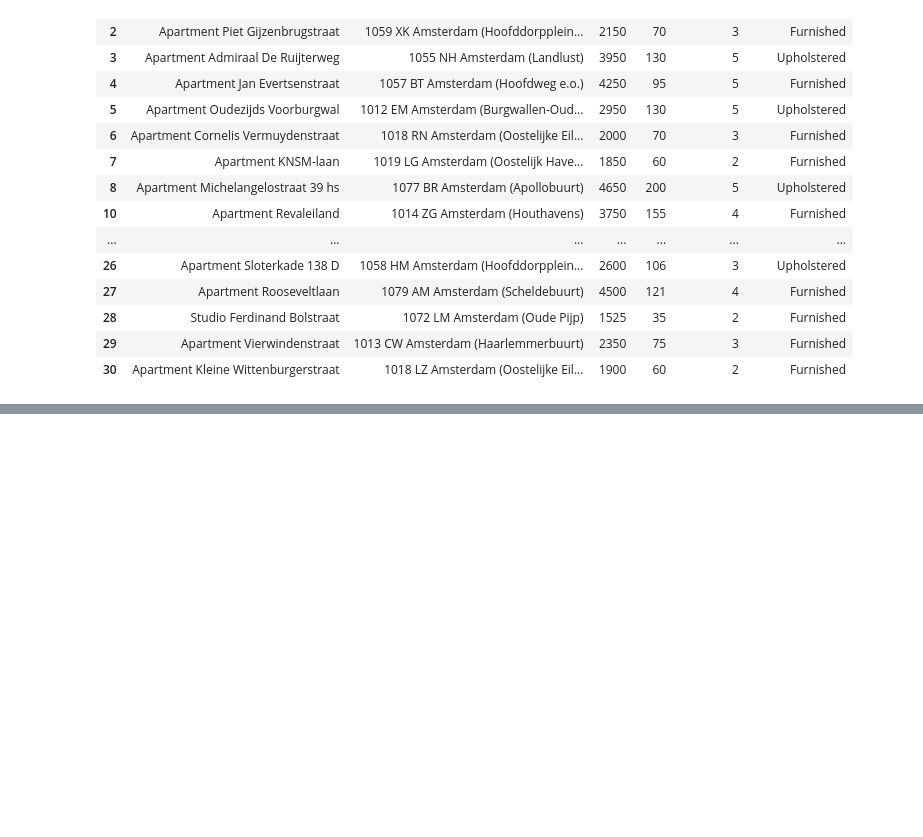
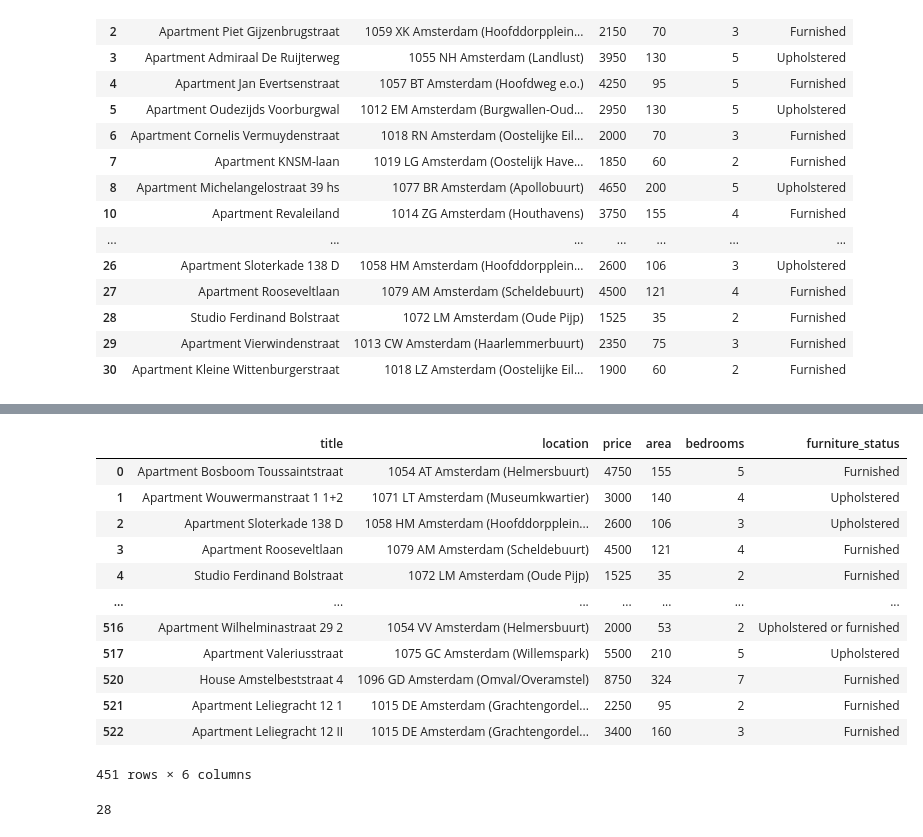
Before and after one commit to daniau23/web_scrape, a Jupyter notebook: real_estate_v2.ipynb, the cells around one changed output, grey strips where cells are left out. Drawn from its saved outputs; the diff is of its cells as text; code cells hidden in the pictures; blank space fills up the shorter version.

Commit message:
Scraping from multiple pages from the website

```diff
--- a/real_estate_v2.ipynb
+++ b/real_estate_v2.ipynb
@@ -183,0 +263,9 @@ real_estate.to_csv('scraped_estate_2.csv',index=False)
+# %%
+new_area = regex_cleaner(area_)
+new_price = regex_cleaner(price_)
+new_bedrooms = regex_cleaner(bedrooms_)
+# %%
+details_multiple_pages = {'title':title_, 'location':location_,'price':new_price,'area':new_area,'bedrooms':new_bedrooms,'furniture_status':furniture_status_}
+# %%
+real_estate_multiple = pd.DataFrame(details_multiple_pages)
+real_estate_multiple.isna().sum()
@@ -183,0 +280,18 @@ real_estate.to_csv('scraped_estate_2.csv',index=False)
+# %%
+real_estate_multiple.dropna(axis=0,inplace=True)
+# %%
+real_estate_multiple
+# %% [output]
+|  | title | location | price | area | bedrooms | furniture_status |
+| 0 | Apartment Bosboom Toussaintstraat | 1054 AT Amsterdam (Helmersbuurt) | 4750 | 155 | 5 | Furnished |
+| 1 | Apartment Wouwermanstraat 1 1+2 | 1071 LT Amsterdam (Museumkwartier) | 3000 | 140 | 4 | Upholstered |
+| 2 | Apartment Sloterkade 138 D | 1058 HM Amsterdam (Hoofddorpplein... | 2600 | 106 | 3 | Upholstered |
+| 3 | Apartment Rooseveltlaan | 1079 AM Amsterdam (Scheldebuurt) | 4500 | 121 | 4 | Furnished |
+| 4 | Studio Ferdinand Bolstraat | 1072 LM Amsterdam (Oude Pijp) | 1525 | 35 | 2 | Furnished |
+| ... | ... | ... | ... | ... | ... | ... |
+| 516 | Apartment Wilhelminastraat 29 2 | 1054 VV Amsterdam (Helmersbuurt) | 2000 | 53 | 2 | Upholstered or furnished |
+| 517 | Apartment Valeriusstraat | 1075 GC Amsterdam (Willemspark) | 5500 | 210 | 5 | Upholstered |
+| 520 | House Amstelbeststraat 4 | 1096 GD Amsterdam (Omval/Overamstel) | 8750 | 324 | 7 | Furnished |
+| 521 | Apartment Leliegracht 12 1 | 1015 DE Amsterdam (Grachtengordel... | 2250 | 95 | 2 | Furnished |
+| 522 | Apartment Leliegracht 12 II | 1015 DE Amsterdam (Grachtengordel... | 3400 | 160 | 3 | Furnished |
+451 rows × 6 columns
@@ -183,0 +301,4 @@ real_estate.to_csv('scraped_estate_2.csv',index=False)
+# %%
+len(real_estate)
+# %% [output]
+28
```
Also changed, not shown: parts of 10 cells of this notebook, 3 other files.
